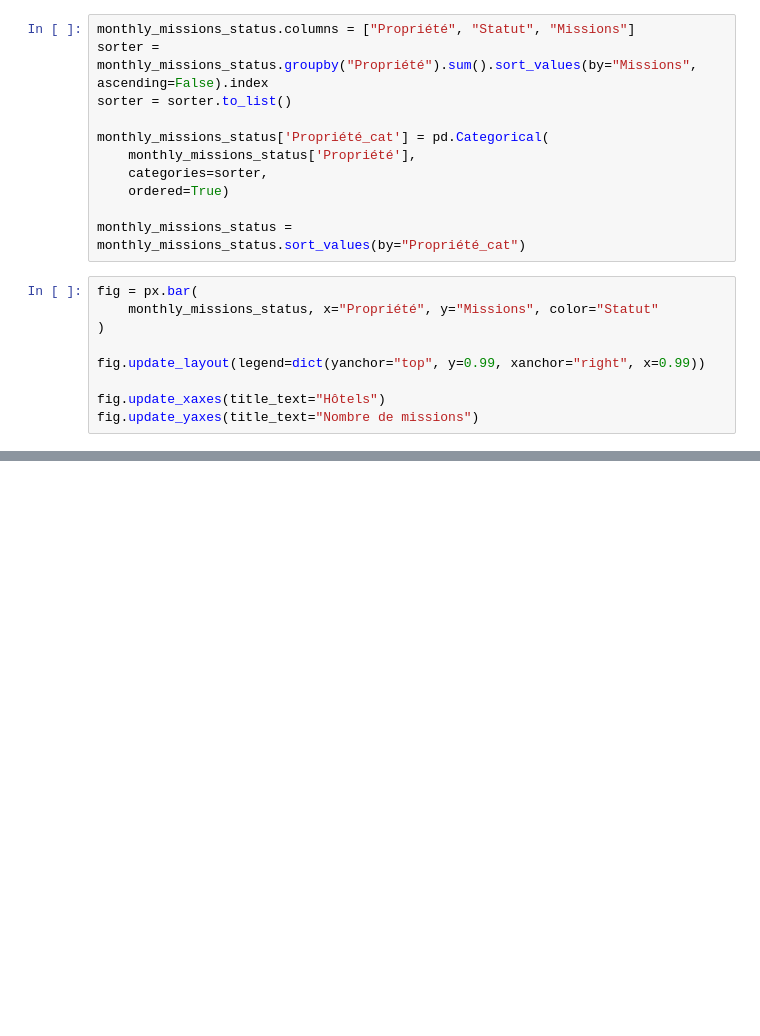
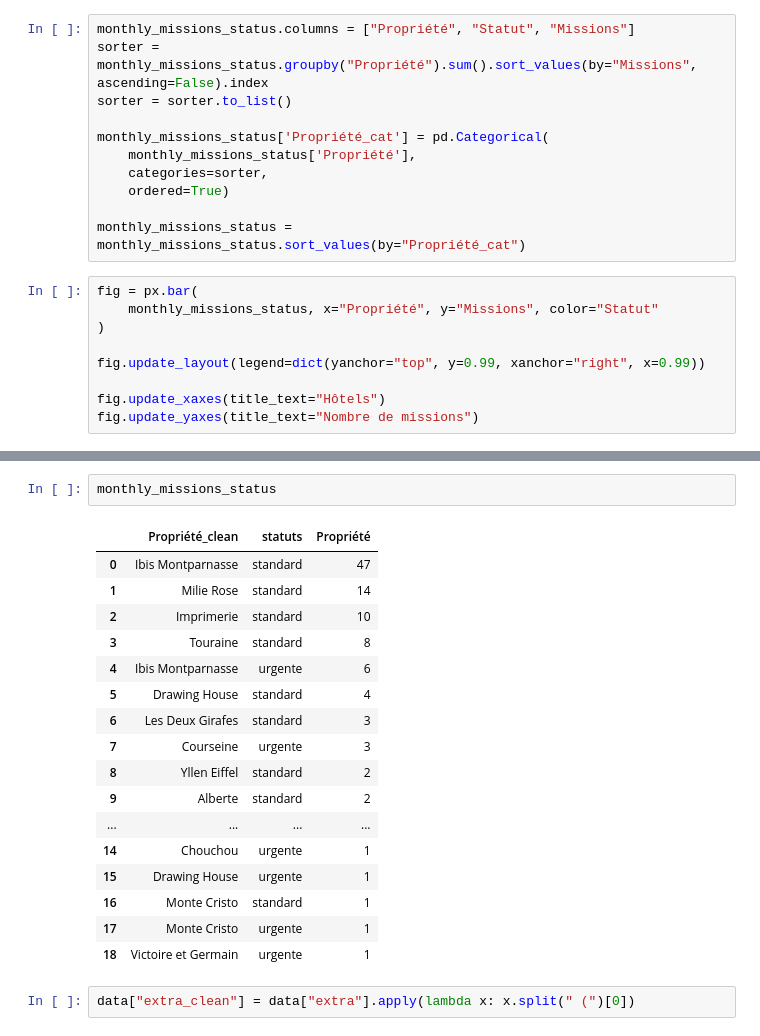
Before and after one commit to adrienB134/Qualiextra, a Jupyter notebook: support_nico.ipynb, the cells around one changed output, grey strips where cells are left out. Drawn from its saved outputs; the diff is of its cells as text; blank space fills up the shorter version.

```diff
--- a/support_nico.ipynb
+++ b/support_nico.ipynb
@@ -473,0 +496,22 @@ fig.update_yaxes(title_text="Nombre de missions")
+# %%
+monthly_missions_status
+# %% [output]
+|  | Propriété_clean | statuts | Propriété |
+| 0 | Ibis Montparnasse | standard | 47 |
+| 1 | Milie Rose | standard | 14 |
+| 2 | Imprimerie | standard | 10 |
+| 3 | Touraine | standard | 8 |
+| 4 | Ibis Montparnasse | urgente | 6 |
+| 5 | Drawing House | standard | 4 |
+| 6 | Les Deux Girafes | standard | 3 |
+| 7 | Courseine | urgente | 3 |
+| 8 | Yllen Eiffel | standard | 2 |
+| 9 | Alberte | standard | 2 |
+| ... | ... | ... | ... |
+| 14 | Chouchou | urgente | 1 |
+| 15 | Drawing House | urgente | 1 |
+| 16 | Monte Cristo | standard | 1 |
+| 17 | Monte Cristo | urgente | 1 |
+| 18 | Victoire et Germain | urgente | 1 |
+# %%
+data["extra_clean"] = data["extra"].apply(lambda x: x.split(" (")[0])
```
Also changed, not shown: parts of 8 cells of this notebook, 4 other files.
